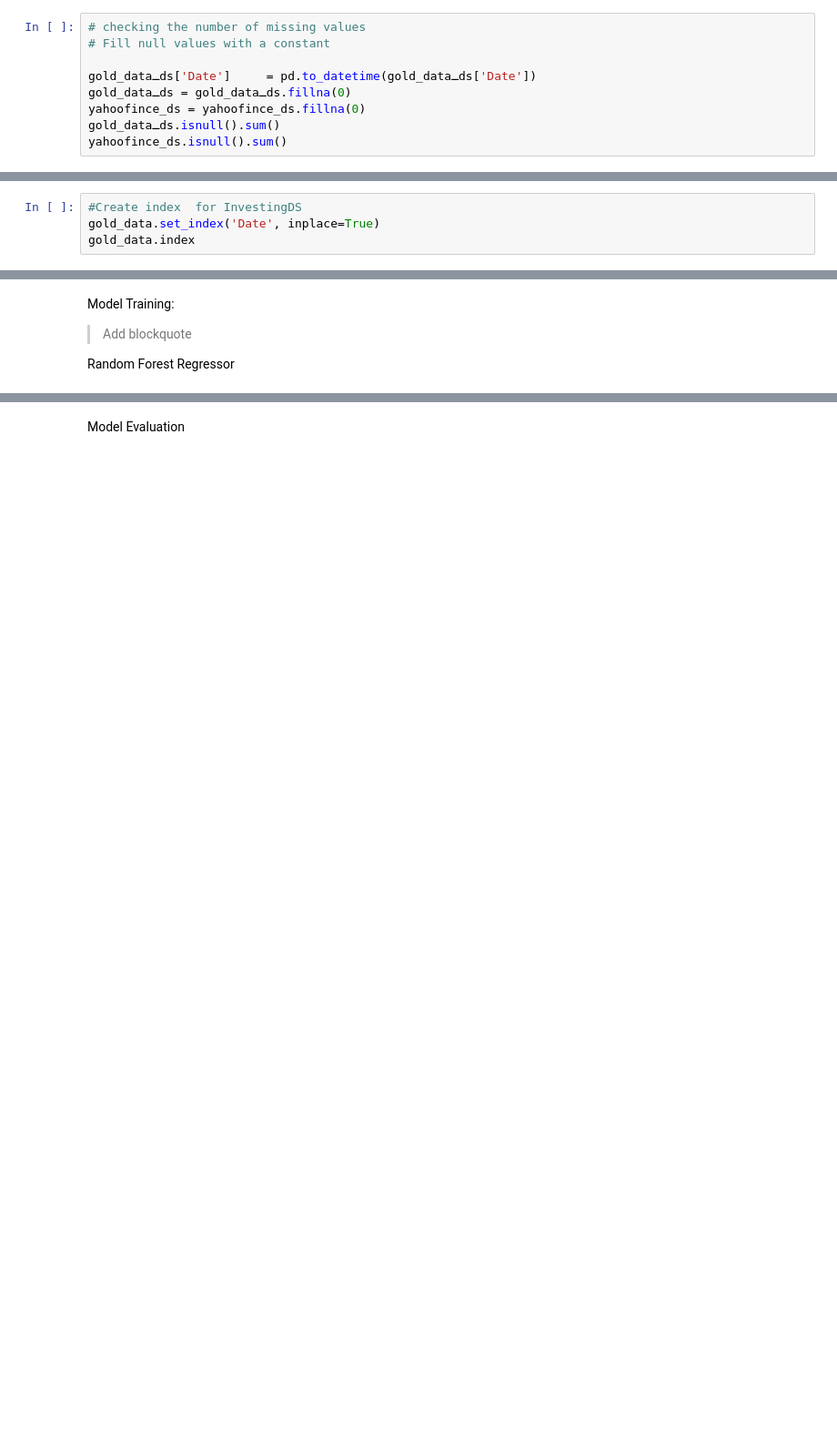
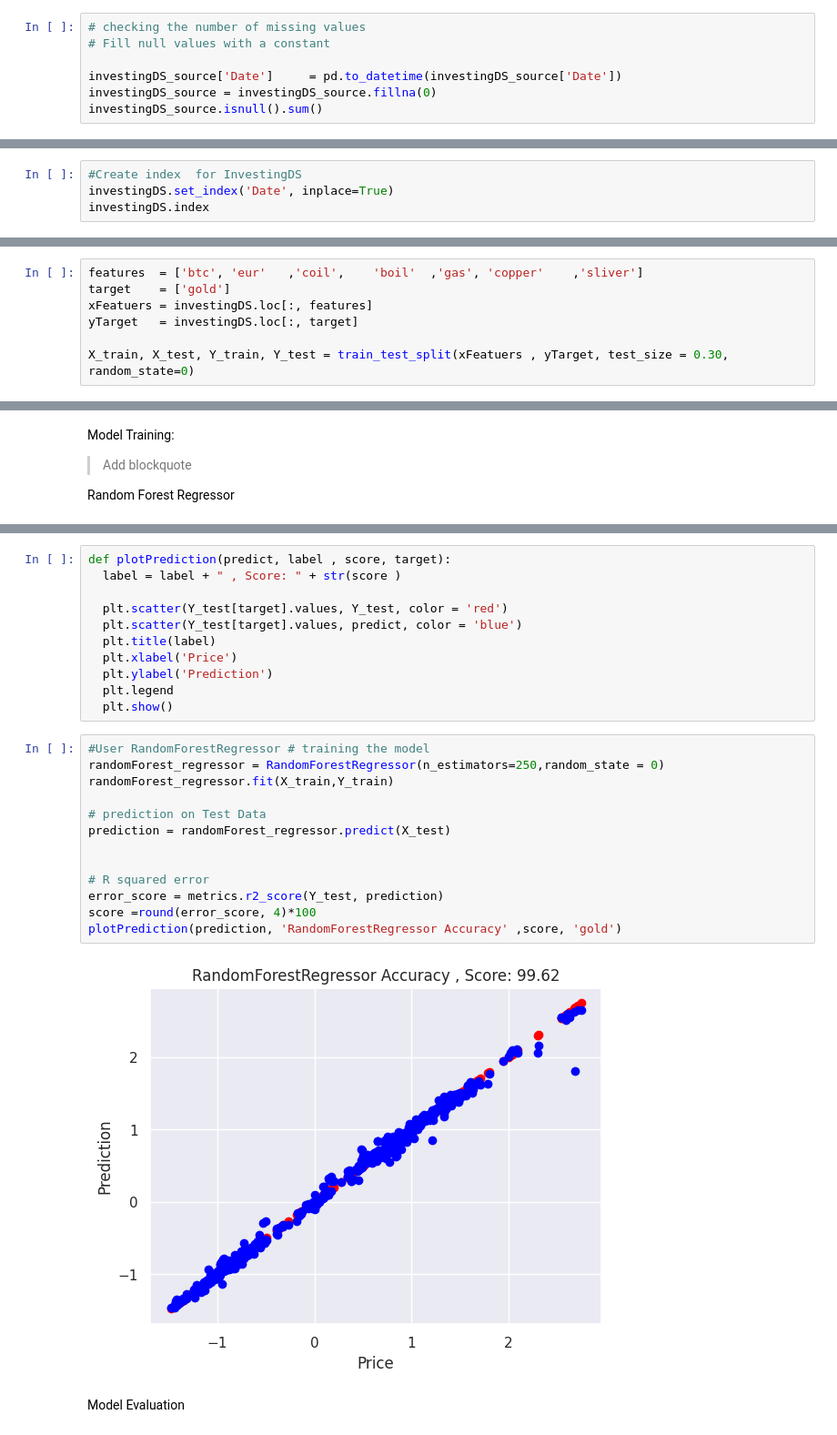
Before and after one commit to appsstuff/GoldPricePredictionDS, a Jupyter notebook: Gold_price_prediction.ipynb, the cells around one changed output, grey strips where cells are left out. Shown at 91% size. Drawn from its saved outputs; the diff is of its cells as text; blank space fills up the shorter version.

```diff
--- a/Gold_price_prediction.ipynb
+++ b/Gold_price_prediction.ipynb
@@ -93,9 +78,7 @@ memory usage: 182.3 KB
 # checking the number of missing values
 # Fill null values with a constant
 
-gold_dataـds['Date']     = pd.to_datetime(gold_dataـds['Date'])
-gold_dataـds = gold_dataـds.fillna(0)
-yahoofince_ds = yahoofince_ds.fillna(0)
-gold_dataـds.isnull().sum()
-yahoofince_ds.isnull().sum()
+investingDS_source['Date']     = pd.to_datetime(investingDS_source['Date'])
+investingDS_source = investingDS_source.fillna(0)
+investingDS_source.isnull().sum()
 # %% [output]
@@ -159,8 +134,8 @@ gold_data.head()
 | 4 | 2024-04-25 | 2.539693 | 2.772847 | -0.689663 | 1.043342 | 1.056736 | -1.128410 | 1.796127 | 1.960255 |
 # %%
 #Create index  for InvestingDS
-gold_data.set_index('Date', inplace=True)
-gold_data.index
+investingDS.set_index('Date', inplace=True)
+investingDS.index
 # %% [output]
 DatetimeIndex(['2024-04-30', '2024-04-29', '2024-04-28', '2024-04-26',
                '2024-04-25', '2024-04-24', '2024-04-23', '2024-04-22',
@@ -366,0 +242,7 @@ X_train, X_test, Y_train, Y_test = train_test_split(dFram_withoutGoldX, dFram_On
+# %%
+features  = ['btc',	'eur'	,'coil',	'boil'	,'gas',	'copper'	,'sliver']
+target    = ['gold']
+xFeatuers = investingDS.loc[:, features]
+yTarget   = investingDS.loc[:, target]
+
+X_train, X_test, Y_train, Y_test = train_test_split(xFeatuers , yTarget, test_size = 0.30, random_state=0)
@@ -382,2 +258,28 @@ RandomForestRegressor()
+# %%
+def plotPrediction(predict, label , score, target):
+  label = label + " , Score: " + str(score )
+
+  plt.scatter(Y_test[target].values, Y_test, color = 'red')
+  plt.scatter(Y_test[target].values, predict, color = 'blue')
+  plt.title(label)
+  plt.xlabel('Price')
+  plt.ylabel('Prediction')
+  plt.legend
+  plt.show()
+# %%
+#User RandomForestRegressor # training the model
+randomForest_regressor = RandomForestRegressor(n_estimators=250,random_state = 0)
+randomForest_regressor.fit(X_train,Y_train)
+
+# prediction on Test Data
+prediction = randomForest_regressor.predict(X_test)
+
+
+# R squared error
+error_score = metrics.r2_score(Y_test, prediction)
+score =round(error_score, 4)*100
+plotPrediction(prediction, 'RandomForestRegressor Accuracy' ,score, 'gold')
+# %% [output]
+[figure, added]
 # %% [markdown]
 Model Evaluation
```
Also changed, not shown: parts of 44 cells of this notebook.
